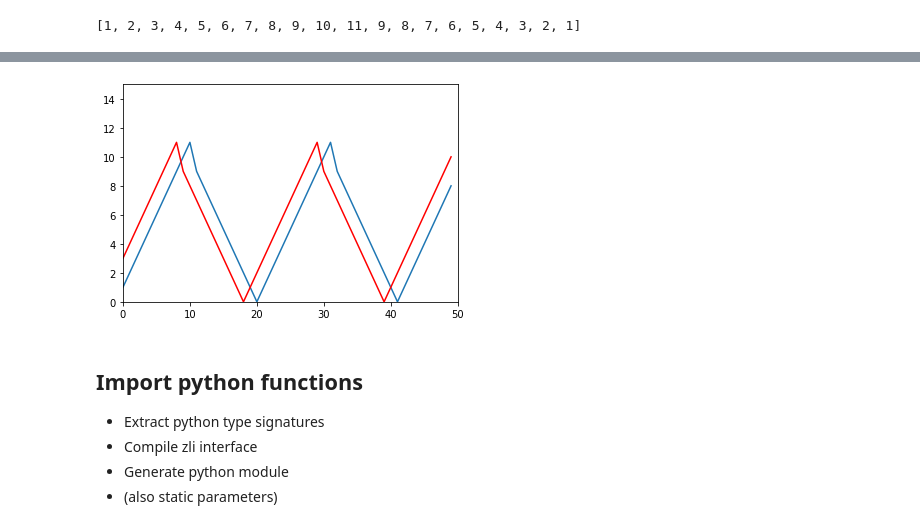
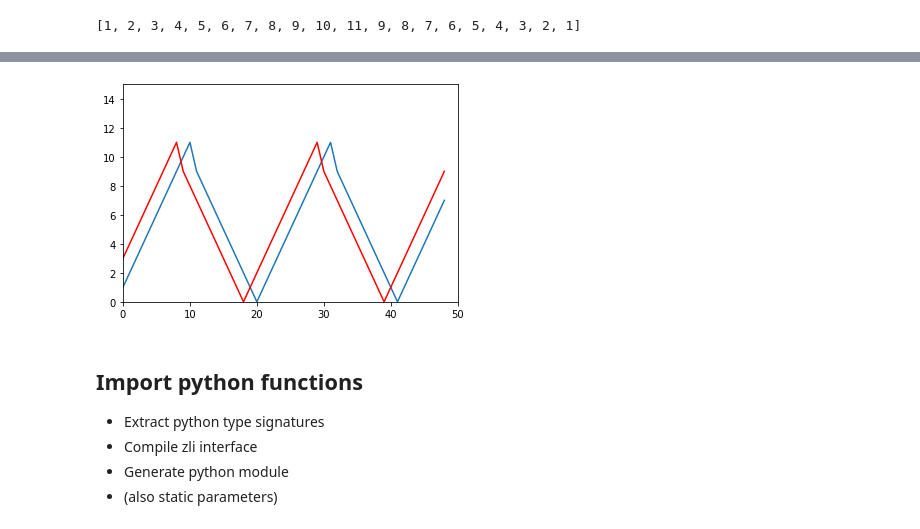
Before and after one commit to INRIA/zelus, a Jupyter notebook: pyzls/example.ipynb, the cells around one changed output, grey strips where cells are left out. Saved outputs shown, nothing was run; the diff lists cells and outputs as text; code cells hidden in the pictures.

```diff
--- a/pyzls/example.ipynb
+++ b/pyzls/example.ipynb
@@ -52,27 +32,27 @@ import time
 # %%
-t2 = test.sawtooth()
+t2 = sawtooth()
 t2.reset()
 
-t3 = test.sawtooth()
+t3 = sawtooth()
 t3.reset()
 t3.step(0)
 t3.step(0)
 
 n = 50
+t = np.arange(n)
 p = []
 pp = []
-for x in range(n):
+for i in range(n):
     clear_output(wait=True)
+    plt.plot(t[:i] , p)
+    plt.plot(t[:i] , pp, 'r')
+    plt.axis((0 , n , 0 , 15))
+    plt.show()
     p.append(t2.step(0))
     pp.append(t3.step(0))
-    t = [i for i in range(len(p))]
-    plt.plot(t , p)
-    plt.plot(t , pp, 'r')
-    plt.axis((0 , n , 0 , 15))
-    plt.show()
 #     time.sleep(0.01)
 # %% [output]
-[figure, old version]
+[figure, new version]
 # %% [markdown]
 ## Import python functions
 
```
Also changed, not shown: parts of 25 cells of this notebook, 1 other file.
